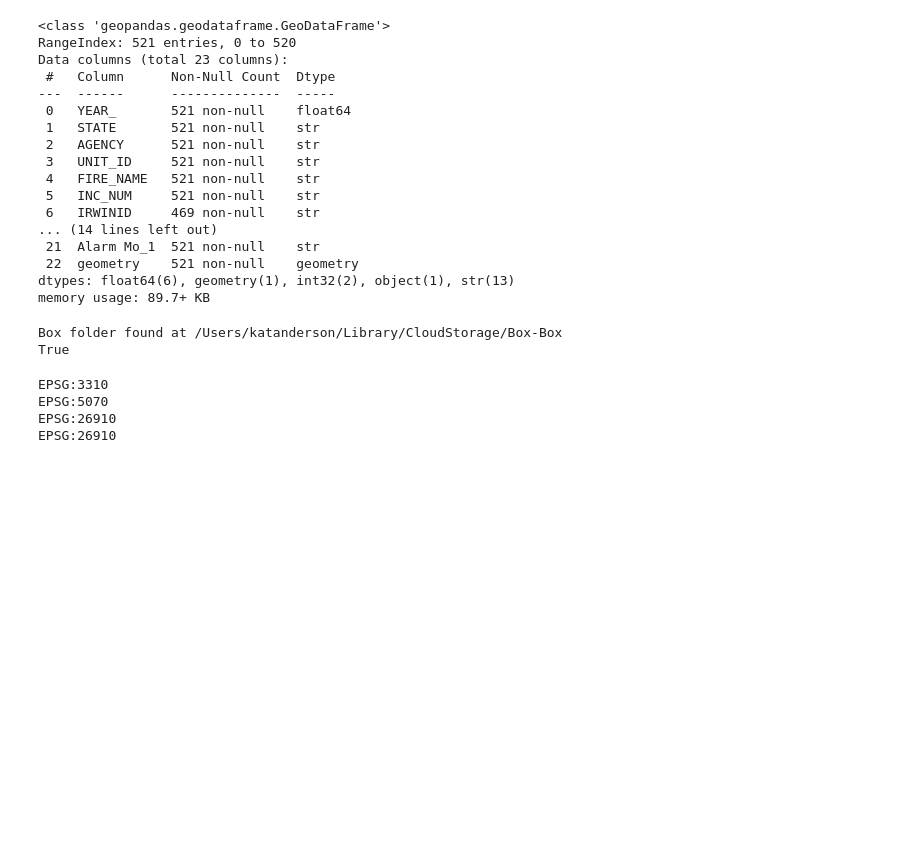
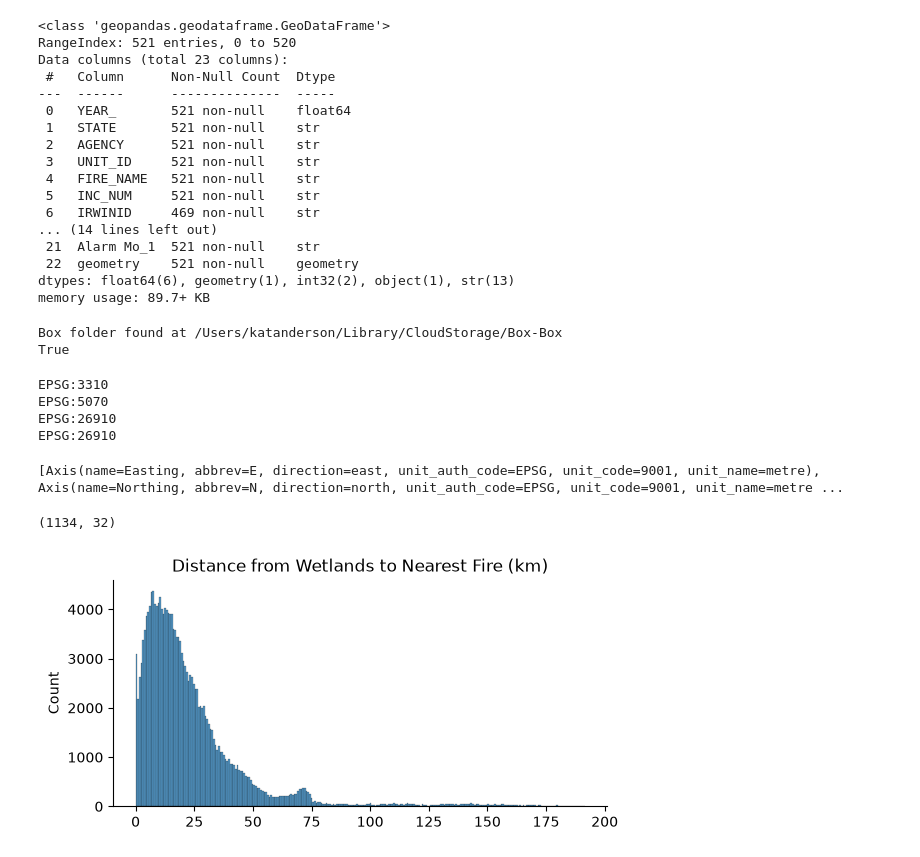
Before and after one commit to Sophiacyt/Wildfire-Wetland_BunkerAndersonTseng, a Jupyter notebook: scripts/A3/Mapping+Connecting-Kat.ipynb, the cells around one changed output. Drawn from its saved outputs; the diff is of its cells as text; code cells hidden in the pictures; blank space fills up the shorter version.

```diff
--- a/scripts/A3/Mapping+Connecting-Kat.ipynb
+++ b/scripts/A3/Mapping+Connecting-Kat.ipynb
@@ -97,5 +97,40 @@ EPSG:26910
 # %%
 # now we want to see for each wetland, what is the distance to the closest fire
 nearest_fires = nearest_fires = gpd.sjoin_nearest(
-    wetlands_crs, fire_crs, how="left", distance_col="Dist_Closest_Fire"
+    wetlands_crs, fire_crs, how="left", distance_col="Dist_Closest_m"
 )
+
+# double check units and CRS after spatial analysis
+print(wetlands_crs.crs.axis_info)
+# %% [output]
+[Axis(name=Easting, abbrev=E, direction=east, unit_auth_code=EPSG, unit_code=9001, unit_name=metre), Axis(name=Northing, abbrev=N, direction=north, unit_auth_code=EPSG, unit_code=9001, unit_name=metre ...
+# %%
+nearest_fires.tail()
+
+# check out fires where distance = 0, aka the fire happened in a wetland
+overlapping = nearest_fires[nearest_fires["Dist_Closest_m"] == 0]
+overlapping.head()
+overlapping.shape
+# %% [output]
+(1134, 32)
+# %%
+# convert distance column from meters to kilometers
+nearest_fires['Dist_Closest_km'] = nearest_fires['Dist_Closest_m'] / 1000
+nearest_fires.head()
+
+
+# generate a graph of distance to nearest fire (in meters)
+g = sns.displot(
+    data = nearest_fires,
+    x = 'Dist_Closest_km',
+    height=3,
+    aspect=2
+)
+
+g.set(
+    title = "Distance from Wetlands to Nearest Fire (km)",
+    xlabel="",
+    ylabel="Count"
+);
+# %% [output]
+[figure, added]
```
Also changed, not shown: parts of 5 cells of this notebook, 1 other file.
